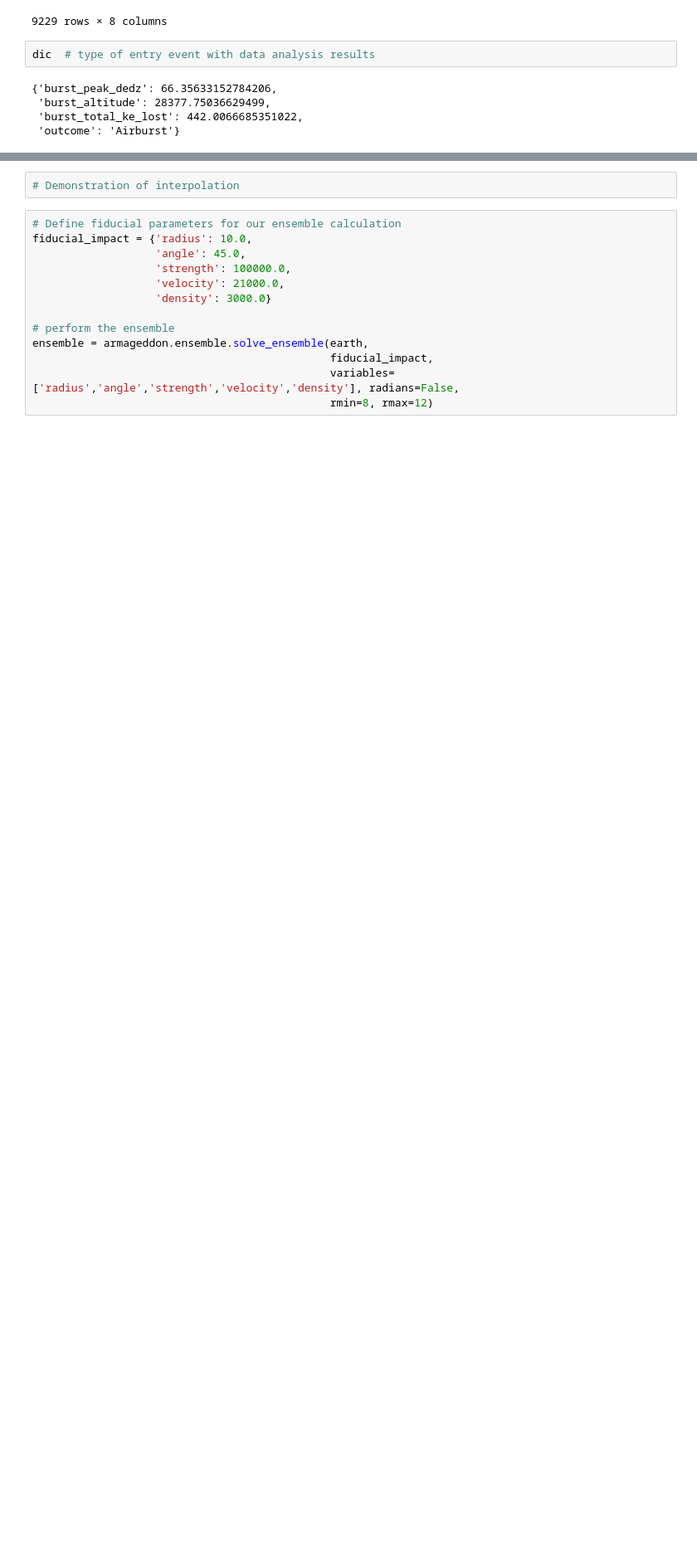
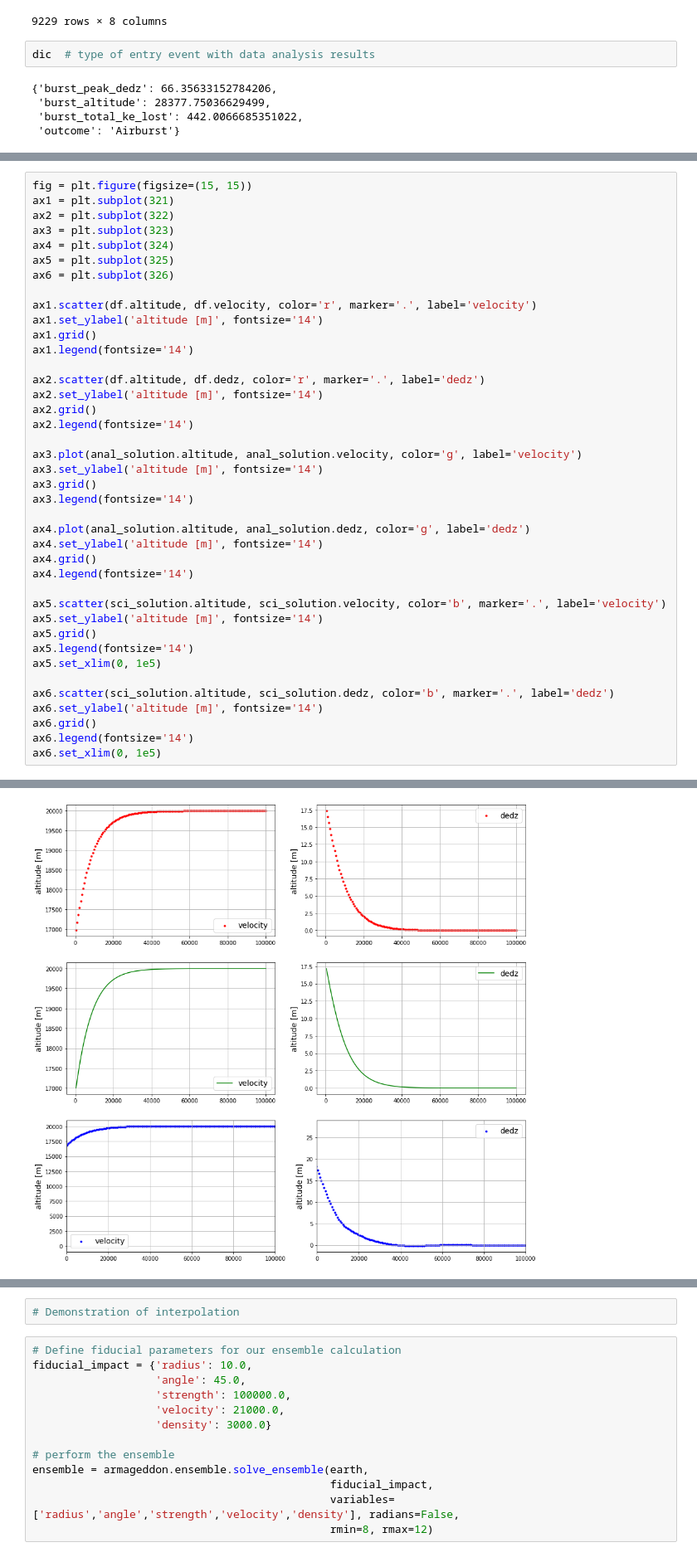
Before and after one commit to hustic/Armageddon, a Jupyter notebook: Presentation.ipynb, the cells around one changed output, grey strips where cells are left out. Shown: that part at 83% size. Cells and saved outputs as stored; diff of their text form; blank space fills up the shorter version.

```diff
--- a/Presentation.ipynb
+++ b/Presentation.ipynb
@@ -82,0 +117,41 @@ dic  # type of entry event with data analysis results
+# %%
+fig = plt.figure(figsize=(15, 15))
+ax1 = plt.subplot(321)
+ax2 = plt.subplot(322)
+ax3 = plt.subplot(323)
+ax4 = plt.subplot(324)
+ax5 = plt.subplot(325)
+ax6 = plt.subplot(326)
+
+ax1.scatter(df.altitude, df.velocity, color='r', marker='.', label='velocity')
+ax1.set_ylabel('altitude [m]', fontsize='14')
+ax1.grid()
+ax1.legend(fontsize='14')
+
+ax2.scatter(df.altitude, df.dedz, color='r', marker='.', label='dedz')
+ax2.set_ylabel('altitude [m]', fontsize='14')
+ax2.grid()
+ax2.legend(fontsize='14')
+
+ax3.plot(anal_solution.altitude, anal_solution.velocity, color='g', label='velocity')
+ax3.set_ylabel('altitude [m]', fontsize='14')
+ax3.grid()
+ax3.legend(fontsize='14')
+
+ax4.plot(anal_solution.altitude, anal_solution.dedz, color='g', label='dedz')
+ax4.set_ylabel('altitude [m]', fontsize='14')
+ax4.grid()
+ax4.legend(fontsize='14')
+
+ax5.scatter(sci_solution.altitude, sci_solution.velocity, color='b', marker='.', label='velocity')
+ax5.set_ylabel('altitude [m]', fontsize='14')
+ax5.grid()
+ax5.legend(fontsize='14')
+ax5.set_xlim(0, 1e5)
+
+ax6.scatter(sci_solution.altitude, sci_solution.dedz, color='b', marker='.', label='dedz')
+ax6.set_ylabel('altitude [m]', fontsize='14')
+ax6.grid()
+ax6.legend(fontsize='14')
+ax6.set_xlim(0, 1e5)
+# %% [output]
@@ -82,0 +159 @@ dic  # type of entry event with data analysis results
+[figure, added]
```
Also changed, not shown: parts of 7 cells of this notebook, 4 other files.
